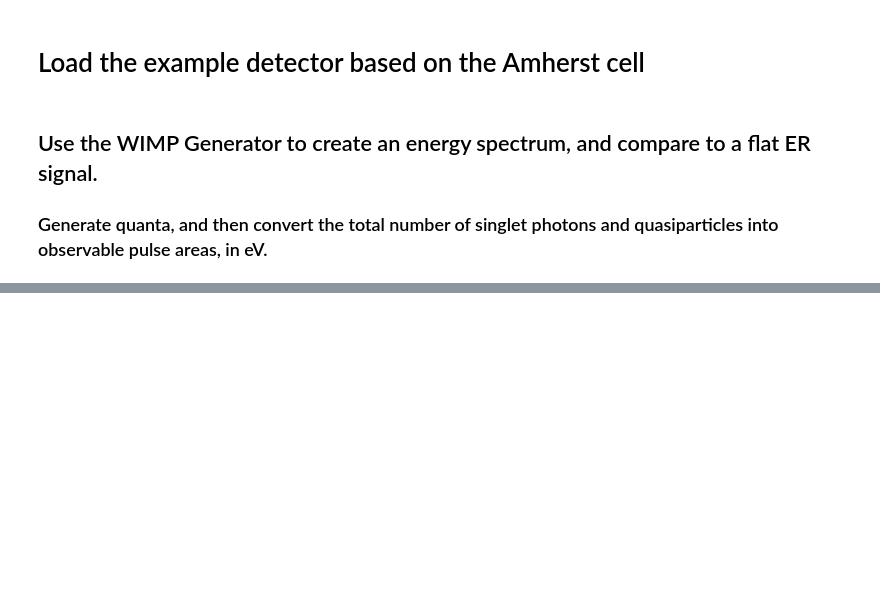
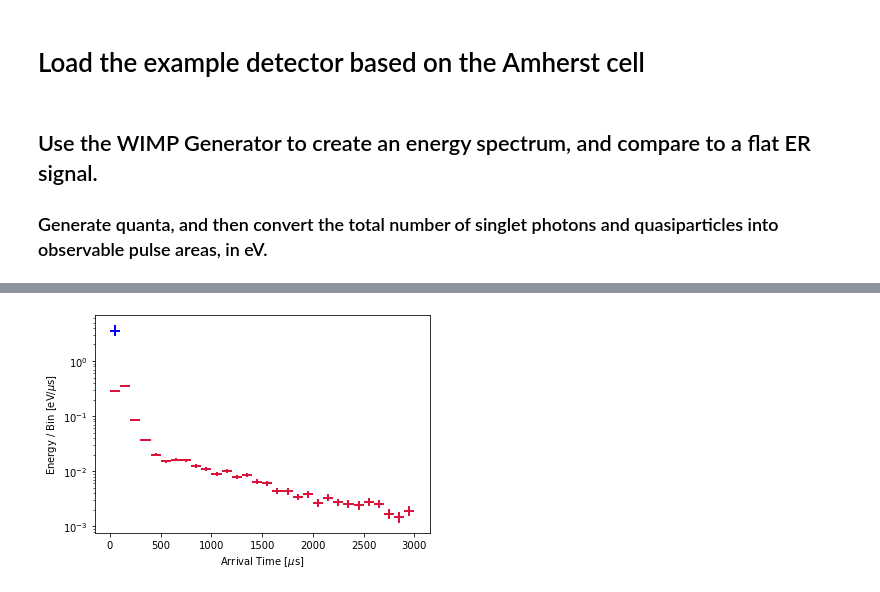
Before and after one commit to spice-herald/HeST, a Jupyter notebook: ExampleUsage.ipynb, the cells around one changed output, grey strips where cells are left out. Saved outputs shown, nothing was run; the diff lists cells and outputs as text; code cells hidden in the pictures; blank space fills up the shorter version.

```diff
--- a/ExampleUsage.ipynb
+++ b/ExampleUsage.ipynb
@@ -60,0 +91,48 @@ plt.show()
+# %%
+#normalize the arrival time histograms to total pulse area
+
+bins = 30
+lims = [0, 3000]
+
+#create the histogram
+histY, histX = np.histogram(sig.arrivalTimes_us, bins=bins, range=lims)
+binCenters = np.array([np.mean([histX[i], histX[i+1]]) for i in range(len(histY))])
+binSize = binCenters[1]-binCenters[0]
+histN = sum(histY)
+#get actual poisson error bars per bin, not just root-N
+histErrLo, histErrHi = astat.poisson_conf_interval(histY, interval='frequentist-confidence', sigma=1)
+histErrLo = histY - histErrLo
+histErrHi = histErrHi - histY
+
+#normalize to pulse area
+histY = histY / histN / binSize   * sig.area_eV
+histErrLo = histErrLo / histN / binSize * sig.area_eV
+histErrHi = histErrHi / histN / binSize * sig.area_eV
+
+plot_cut = (histY > 0.)
+plt.errorbar( binCenters[plot_cut], histY[plot_cut], xerr=binSize/2., yerr=[histErrLo[plot_cut], histErrHi[plot_cut]], color='blue', lw=2, markersize=0, linestyle='none')
+
+histY, histX = np.histogram(evap.arrivalTimes_us, bins=bins, range=lims)
+binCenters = np.array([np.mean([histX[i], histX[i+1]]) for i in range(len(histY))])
+binSize = binCenters[1]-binCenters[0]
+histN = sum(histY)
+
+#get actual poisson error bars per bin, not just root-N
+histErrLo, histErrHi = astat.poisson_conf_interval(histY, interval='frequentist-confidence', sigma=1)
+histErrLo = histY - histErrLo
+histErrHi = histErrHi - histY
+
+#normalize to pulse area
+histY = histY / histN / binSize * evap.area_eV
+histErrLo = histErrLo / histN / binSize * evap.area_eV
+histErrHi = histErrHi / histN / binSize * evap.area_eV
+
+plot_cut = (histY > 0.)
+plt.errorbar( binCenters[plot_cut], histY[plot_cut], xerr=binSize/2., yerr=[histErrLo[plot_cut], histErrHi[plot_cut]], color='crimson', lw=2, markersize=0, linestyle='none')
+
+plt.yscale('log')
+plt.xlabel(r'Arrival Time [$\mu$s]')
+plt.ylabel(r'Energy / Bin [eV/$\mu$s]')
+plt.show()
+# %% [output]
+[figure, added]
```
Also changed, not shown: parts of 3 cells of this notebook, 22 other files.
